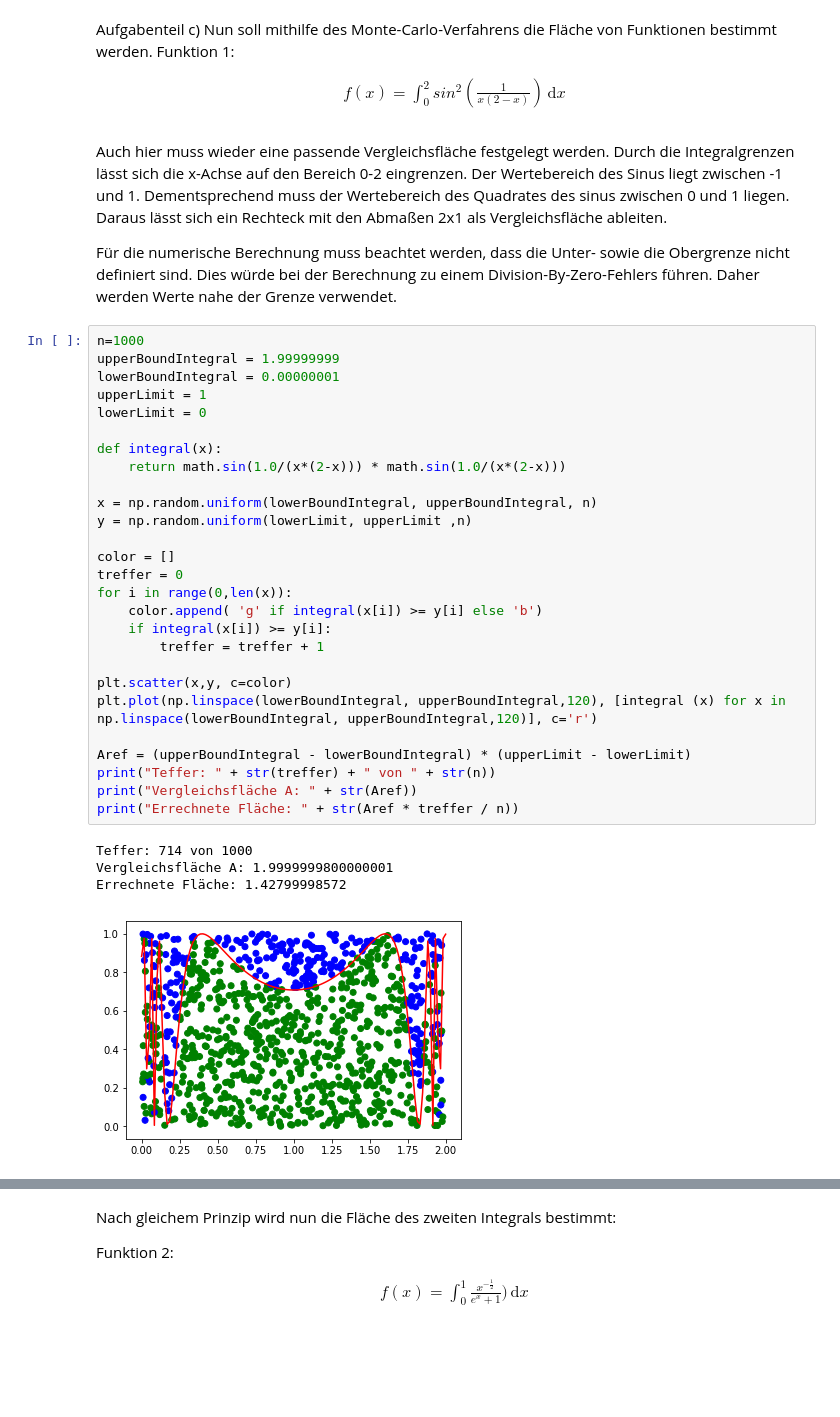
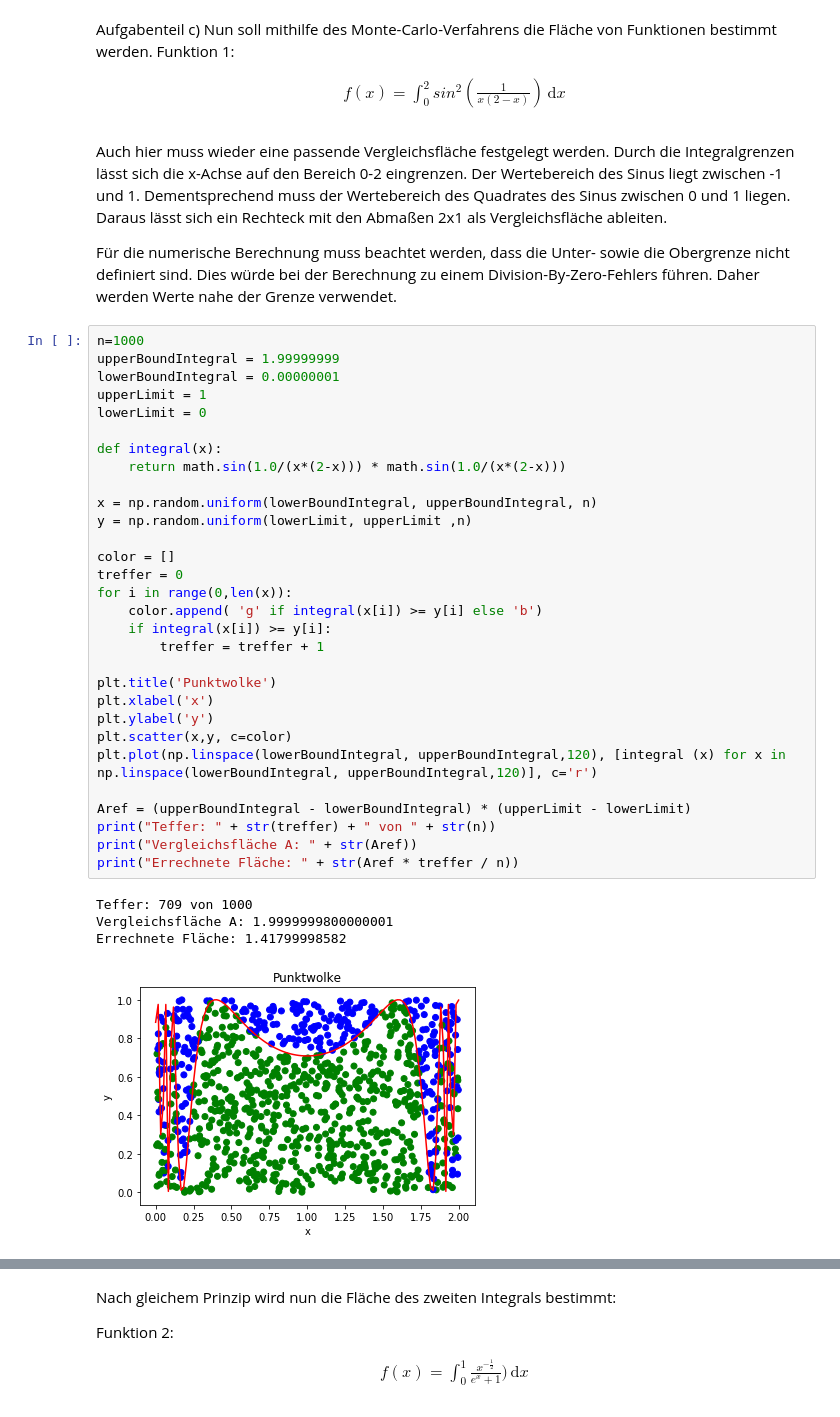
Before and after one commit to darenegade/modellbildung, a Jupyter notebook: Abgabe 4/Abgabe 4.ipynb, the cells around one changed output, grey strips where cells are left out. Saved outputs shown, nothing was run; the diff lists cells and outputs as text; blank space fills up the shorter version.

```diff
--- a/Abgabe 4/Abgabe 4.ipynb
+++ b/Abgabe 4/Abgabe 4.ipynb
@@ -471,39 +485,42 @@ Funktion 1:
 f(x)=\int_0^2\!sin^2(\frac{1}{x(2-x)}) \, \mathrm{d}x
 \end{align}
 # %% [markdown]
-Auch hier muss wieder eine passende Vergleichsfläche festgelegt werden. Durch die Integralgrenzen lässt sich die x-Achse auf den Bereich 0-2 eingrenzen. Der Wertebereich des Sinus liegt zwischen -1 und 1. Dementsprechend muss der Wertebereich des Quadrates des sinus zwischen 0 und 1 liegen.
+Auch hier muss wieder eine passende Vergleichsfläche festgelegt werden. Durch die Integralgrenzen lässt sich die x-Achse auf den Bereich 0-2 eingrenzen. Der Wertebereich des Sinus liegt zwischen -1 und 1. Dementsprechend muss der Wertebereich des Quadrates des Sinus zwischen 0 und 1 liegen.
 Daraus lässt sich ein Rechteck mit den Abmaßen 2x1 als Vergleichsfläche ableiten.
 
 Für die numerische Berechnung muss beachtet werden, dass die Unter- sowie die Obergrenze nicht definiert sind. Dies würde bei der Berechnung zu einem Division-By-Zero-Fehlers führen. Daher werden Werte nahe der Grenze verwendet.
 # %%
 n=1000
 upperBoundIntegral = 1.99999999
 lowerBoundIntegral = 0.00000001
 upperLimit = 1
 lowerLimit = 0
 
 def integral(x):
     return math.sin(1.0/(x*(2-x))) * math.sin(1.0/(x*(2-x)))
 
 x = np.random.uniform(lowerBoundIntegral, upperBoundIntegral, n)
 y = np.random.uniform(lowerLimit, upperLimit ,n)
 
 color = []
 treffer = 0
 for i in range(0,len(x)):
     color.append( 'g' if integral(x[i]) >= y[i] else 'b')
     if integral(x[i]) >= y[i]:
         treffer = treffer + 1
 
+plt.title('Punktwolke')
+plt.xlabel('x')
+plt.ylabel('y')
 plt.scatter(x,y, c=color)
 plt.plot(np.linspace(lowerBoundIntegral, upperBoundIntegral,120), [integral (x) for x in np.linspace(lowerBoundIntegral, upperBoundIntegral,120)], c='r')
 
 Aref = (upperBoundIntegral - lowerBoundIntegral) * (upperLimit - lowerLimit)
 print("Teffer: " + str(treffer) + " von " + str(n))
 print("Vergleichsfläche A: " + str(Aref))
 print("Errechnete Fläche: " + str(Aref * treffer / n))
 # %% [output]
-Teffer: 714 von 1000
+Teffer: 709 von 1000
 Vergleichsfläche A: 1.9999999800000001
-Errechnete Fläche: 1.42799998572
+Errechnete Fläche: 1.41799998582
-[figure, old version]
+[figure, new version]
```
Also changed, not shown: parts of 24 cells of this notebook.
